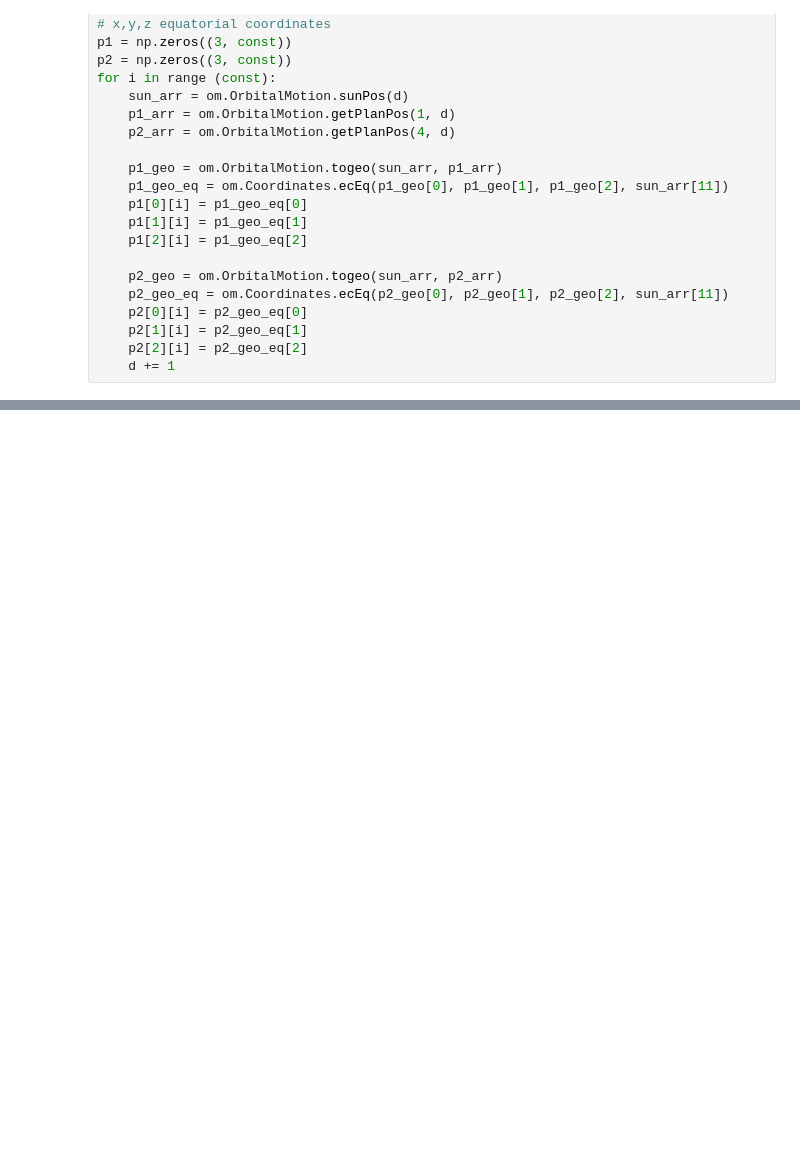
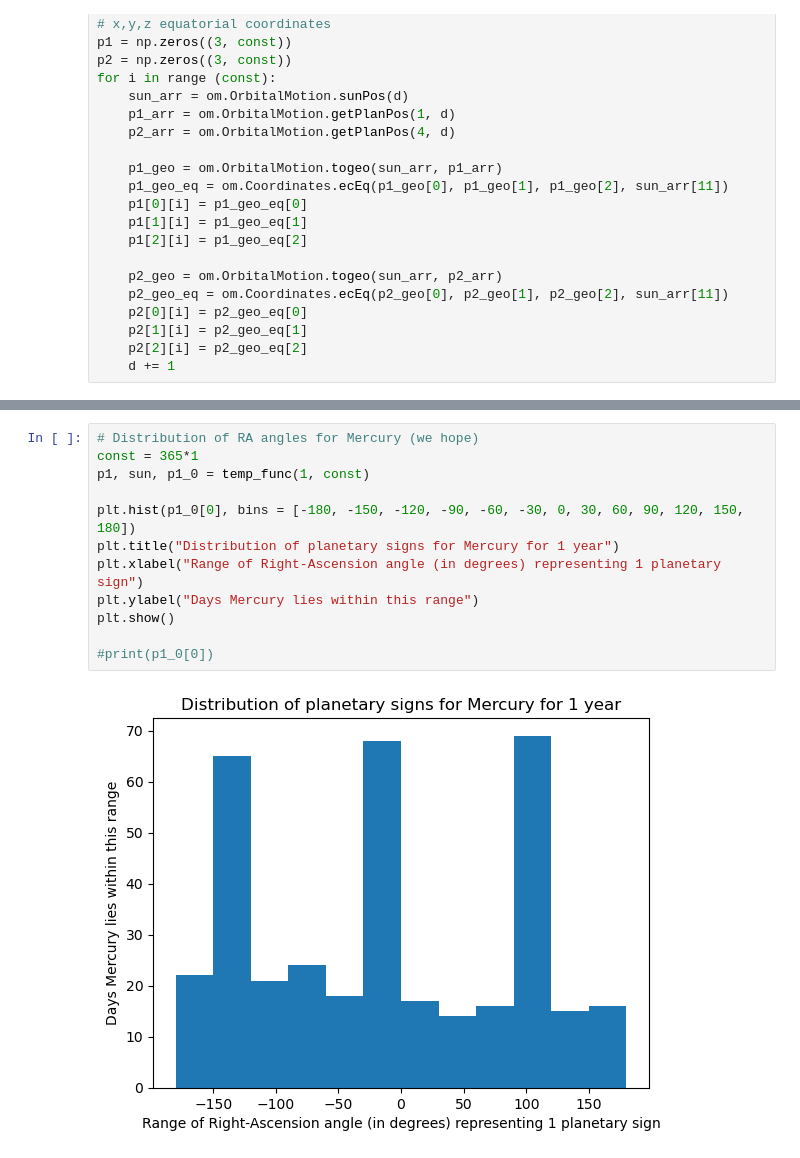
Before and after one commit to kpetwe/Orbital-Motion, a Jupyter notebook: WXML-Testing.ipynb, the cells around one changed output, grey strips where cells are left out. Drawn from its saved outputs; the diff is of its cells as text; blank space fills up the shorter version.

```diff
--- a/WXML-Testing.ipynb
+++ b/WXML-Testing.ipynb
@@ -73,0 +179,14 @@ print(z1)
+# %%
+# Distribution of RA angles for Mercury (we hope)
+const = 365*1
+p1, sun, p1_0 = temp_func(1, const)
+
+plt.hist(p1_0[0], bins = [-180, -150, -120, -90, -60, -30, 0, 30, 60, 90, 120, 150, 180])
+plt.title("Distribution of planetary signs for Mercury for 1 year")
+plt.xlabel("Range of Right-Ascension angle (in degrees) representing 1 planetary sign")
+plt.ylabel("Days Mercury lies within this range")
+plt.show()
+
+#print(p1_0[0])
+# %% [output]
+[figure, added]
```
Also changed, not shown: parts of 11 cells of this notebook, 1 other file.
